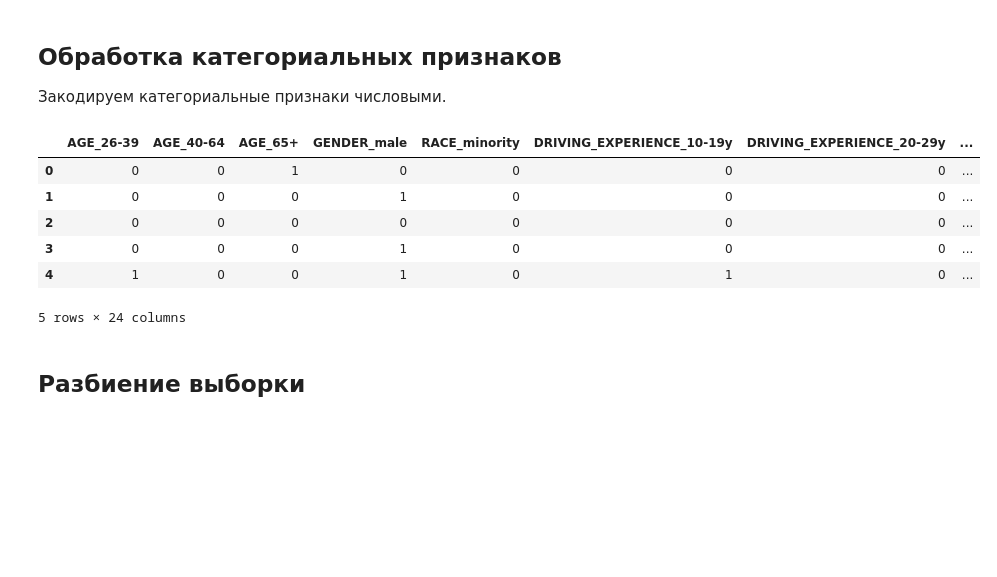
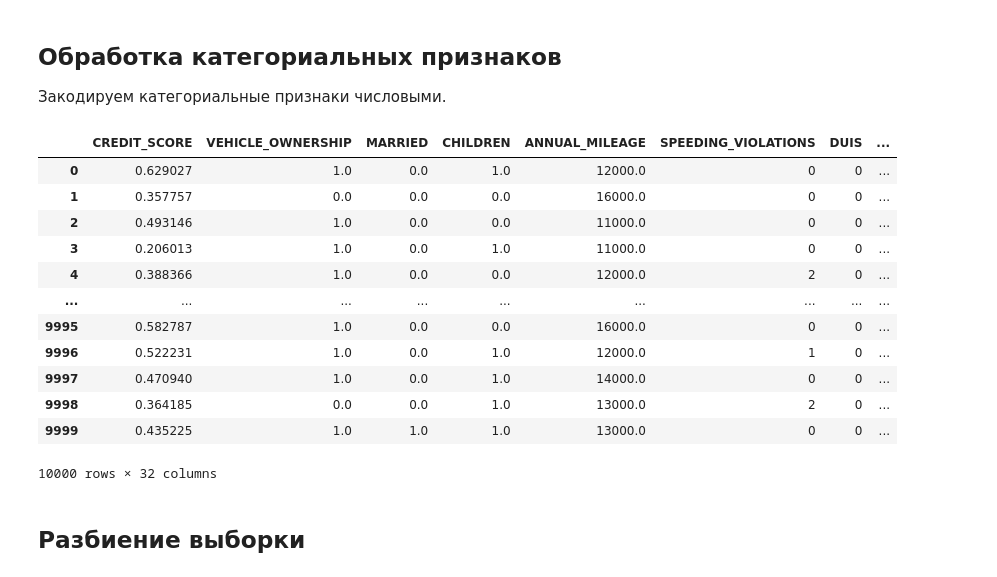
Before and after one commit to MADZEROPIE/M1ML, a Jupyter notebook: HW1.ipynb, the cells around one changed output. Cells and saved outputs as stored; diff of their text form; code cells hidden in the pictures; blank space fills up the shorter version.

```diff
--- a/HW1.ipynb
+++ b/HW1.ipynb
@@ -29,7 +29,7 @@ import pandas as pd
 import seaborn as sns
 %matplotlib inline
 # %%
-path = r"Car_Insurance_Claim.csv"
+path = "Car_Insurance_Claim.csv"
 data = pd.read_csv(path)
 # %%
 data.head()
@@ -205,22 +209,26 @@ dtype: int64
 Закодируем категориальные признаки числовыми.
 # %%
 cat_cols = ['AGE','GENDER','RACE','DRIVING_EXPERIENCE','EDUCATION','INCOME','VEHICLE_YEAR','VEHICLE_TYPE']
+# based on https://stackoverflow.com/a/52306709/12383832
+data_fin = data
+for col in cat_cols:
+    data_fin = pd.concat([data_fin,pd.get_dummies(data_fin[col],prefix=col)],axis=1).drop([col],axis=1)
 
-data_dummies = pd.concat([pd.get_dummies(data[col], prefix=col, drop_first=True) for col in cat_cols], axis=1)
-data_fin = pd.concat([data_dummies, data], axis=1)
-
-for col in cat_cols:
-    del data_fin[col]
-
-data_fin.head(5)
+data_fin
 # %% [output]
-|  | AGE_26-39 | AGE_40-64 | AGE_65+ | GENDER_male | RACE_minority | DRIVING_EXPERIENCE_10-19y | DRIVING_EXPERIENCE_20-29y | ... |
-| 0 | 0 | 0 | 1 | 0 | 0 | 0 | 0 | ... |
-| 1 | 0 | 0 | 0 | 1 | 0 | 0 | 0 | ... |
-| 2 | 0 | 0 | 0 | 0 | 0 | 0 | 0 | ... |
-| 3 | 0 | 0 | 0 | 1 | 0 | 0 | 0 | ... |
-| 4 | 1 | 0 | 0 | 1 | 0 | 1 | 0 | ... |
+|  | CREDIT_SCORE | VEHICLE_OWNERSHIP | MARRIED | CHILDREN | ANNUAL_MILEAGE | SPEEDING_VIOLATIONS | DUIS | ... |
+| 0 | 0.629027 | 1.0 | 0.0 | 1.0 | 12000.0 | 0 | 0 | ... |
+| 1 | 0.357757 | 0.0 | 0.0 | 0.0 | 16000.0 | 0 | 0 | ... |
+| 2 | 0.493146 | 1.0 | 0.0 | 0.0 | 11000.0 | 0 | 0 | ... |
+| 3 | 0.206013 | 1.0 | 0.0 | 1.0 | 11000.0 | 0 | 0 | ... |
+| 4 | 0.388366 | 1.0 | 0.0 | 0.0 | 12000.0 | 2 | 0 | ... |
+| ... | ... | ... | ... | ... | ... | ... | ... | ... |
+| 9995 | 0.582787 | 1.0 | 0.0 | 0.0 | 16000.0 | 0 | 0 | ... |
+| 9996 | 0.522231 | 1.0 | 0.0 | 1.0 | 12000.0 | 1 | 0 | ... |
+| 9997 | 0.470940 | 1.0 | 0.0 | 1.0 | 14000.0 | 0 | 0 | ... |
+| 9998 | 0.364185 | 0.0 | 0.0 | 1.0 | 13000.0 | 2 | 0 | ... |
+| 9999 | 0.435225 | 1.0 | 1.0 | 1.0 | 13000.0 | 0 | 0 | ... |
-5 rows × 24 columns
+10000 rows × 32 columns
 # %% [markdown]
 ## Разбиение выборки
 # %%
```
Also changed, not shown: parts of 15 cells of this notebook.
